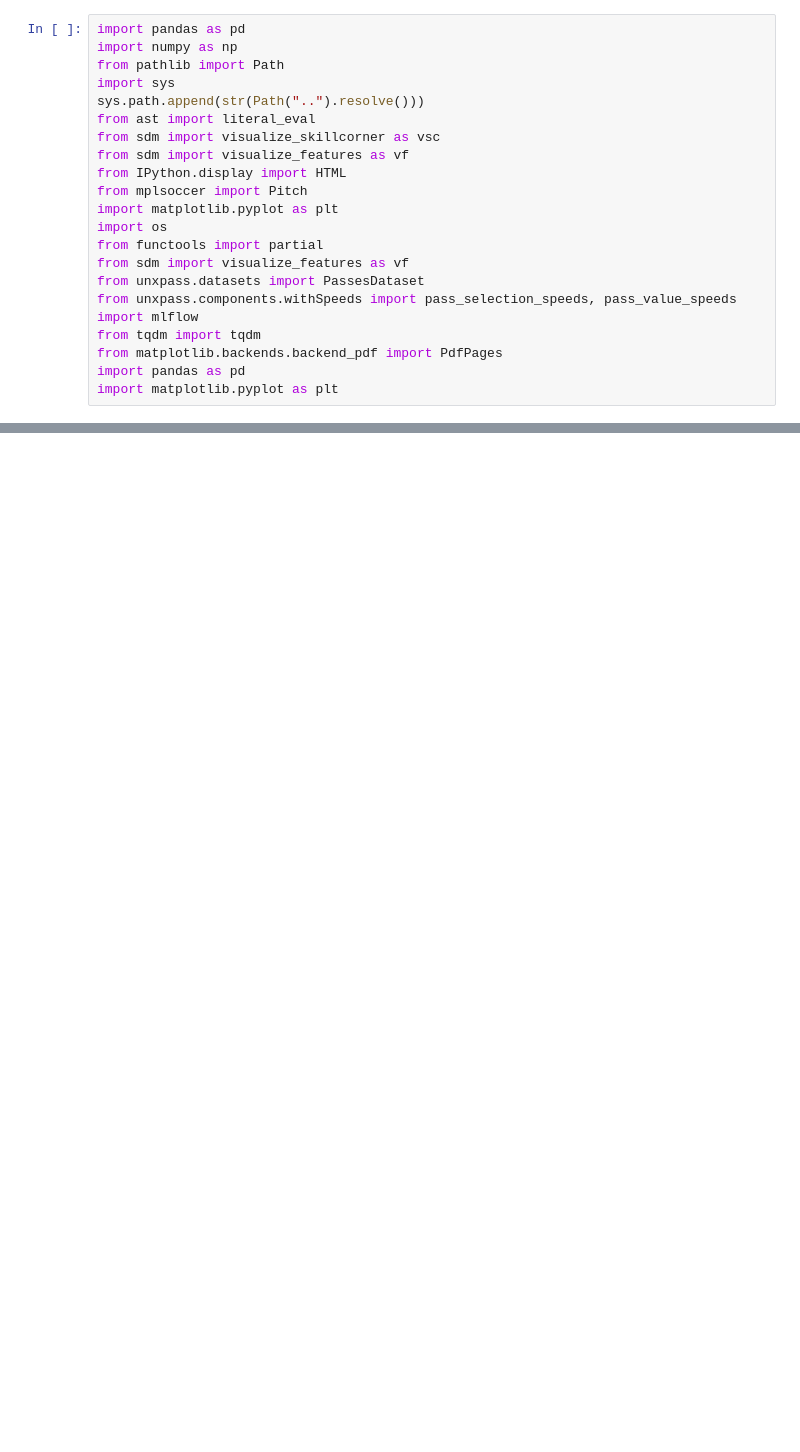
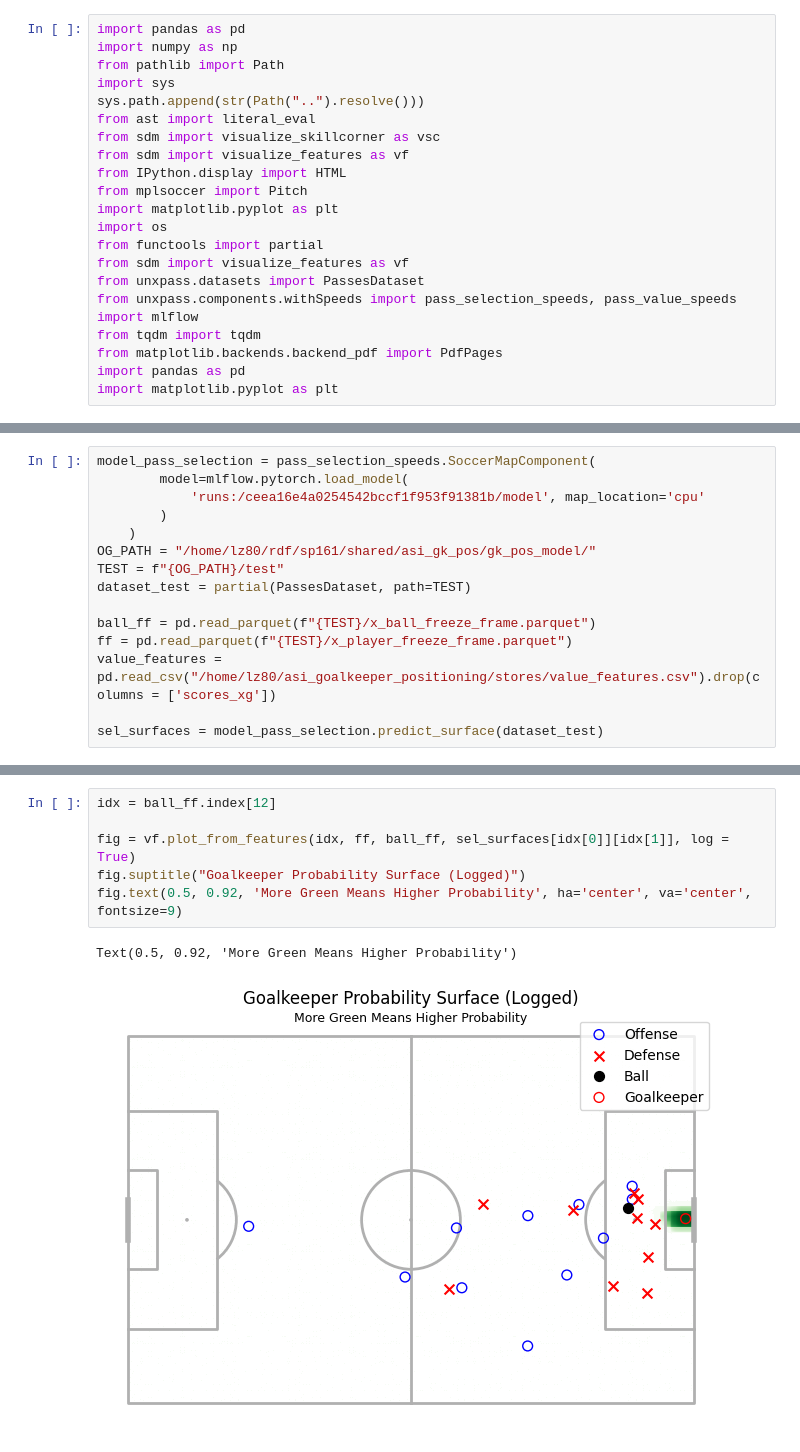
Before and after one commit to Lou-Zhou/asi_goalkeeper_positioning, a Jupyter notebook: notebooks/playground.ipynb, the cells around one changed output, grey strips where cells are left out. Drawn from its saved outputs; the diff is of its cells as text; blank space fills up the shorter version.

```diff
--- a/notebooks/playground.ipynb
+++ b/notebooks/playground.ipynb
@@ -590,0 +267,15 @@ vf.plot_from_features(idx, player_ff,ball_ff, surface = surface)
+# %%
+model_pass_selection = pass_selection_speeds.SoccerMapComponent(
+        model=mlflow.pytorch.load_model(
+            'runs:/ceea16e4a0254542bccf1f953f91381b/model', map_location='cpu'
+        )
+    )
+OG_PATH = "/home/lz80/rdf/sp161/shared/asi_gk_pos/gk_pos_model/"
+TEST = f"{OG_PATH}/test"
+dataset_test = partial(PassesDataset, path=TEST)
+
+ball_ff = pd.read_parquet(f"{TEST}/x_ball_freeze_frame.parquet")
+ff = pd.read_parquet(f"{TEST}/x_player_freeze_frame.parquet")
+value_features = pd.read_csv("/home/lz80/asi_goalkeeper_positioning/stores/value_features.csv").drop(columns = ['scores_xg'])
+
+sel_surfaces = model_pass_selection.predict_surface(dataset_test)
@@ -590,0 +291,9 @@ vf.plot_from_features(idx, player_ff,ball_ff, surface = surface)
+# %%
+idx = ball_ff.index[12]
+
+fig = vf.plot_from_features(idx, ff, ball_ff, sel_surfaces[idx[0]][idx[1]], log = True)
+fig.suptitle("Goalkeeper Probability Surface (Logged)")
+fig.text(0.5, 0.92, 'More Green Means Higher Probability', ha='center', va='center', fontsize=9)
+# %% [output]
+Text(0.5, 0.92, 'More Green Means Higher Probability')
+[figure, added]
```
Also changed, not shown: parts of 35 cells of this notebook, 5 other files.
